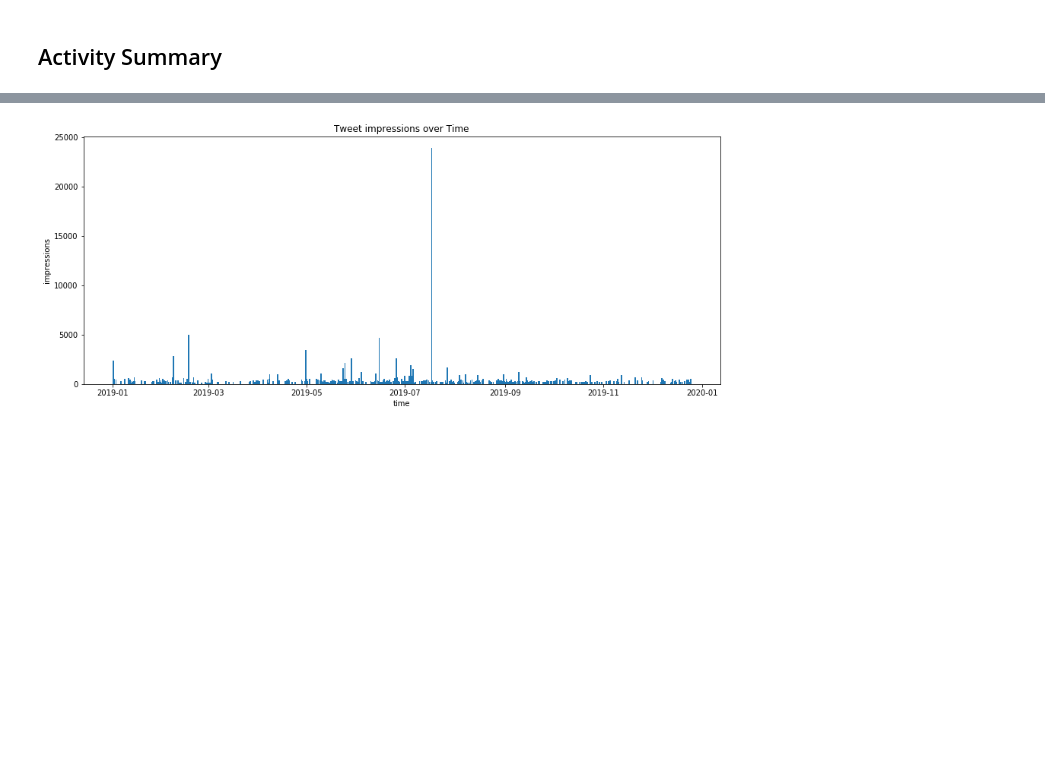
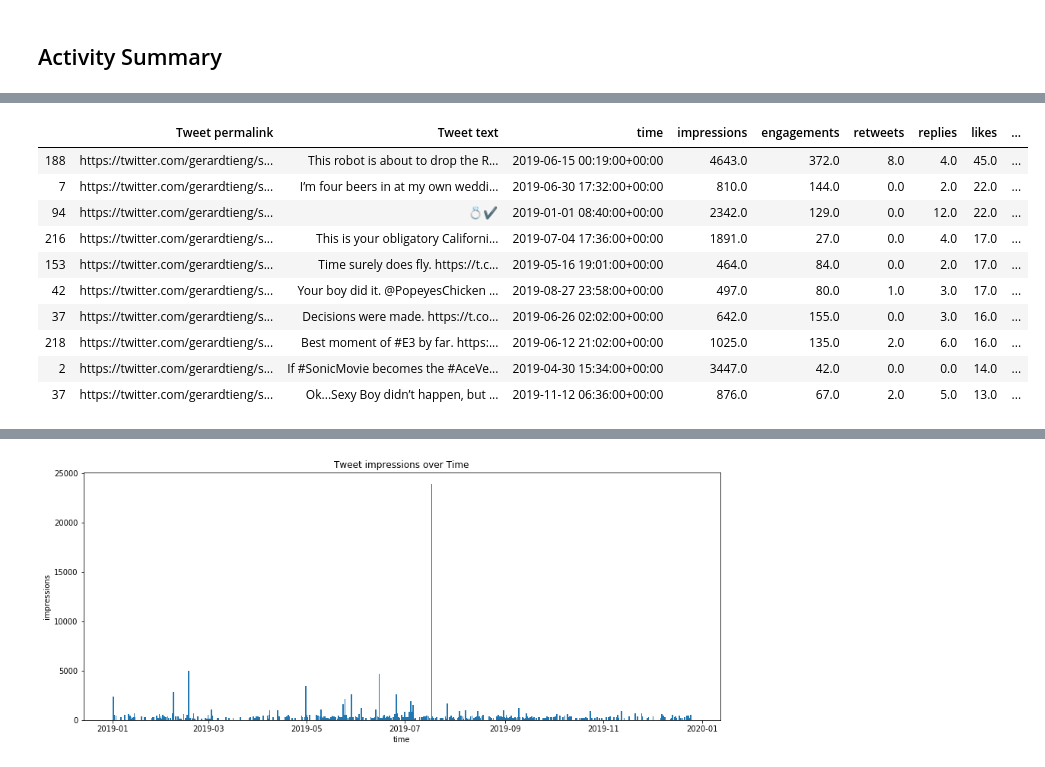
Before and after one commit to gtieng/twitter_analytics, a Jupyter notebook: main.ipynb, the cells around one changed output, grey strips where cells are left out. Cells and saved outputs as stored; diff of their text form; code cells hidden in the pictures; blank space fills up the shorter version.

```diff
--- a/main.ipynb
+++ b/main.ipynb
@@ -88,3 +128,17 @@ gerard_tweets.sort_values("impressions", ascending=False).head(10)
 | 94 | https://twitter.com/gerardtieng/s... | 💍✔️ | 2019-01-01 08:40:00+00:00 | 2342.0 | 129.0 | 0.0 | 12.0 | 22.0 | ... |
 | 56 | https://twitter.com/gerardtieng/s... | Any time I get one RT: https://t.... | 2019-05-24 20:46:00+00:00 | 2121.0 | 128.0 | 7.0 | 0.0 | 10.0 | ... |
 | 216 | https://twitter.com/gerardtieng/s... | This is your obligatory Californi... | 2019-07-04 17:36:00+00:00 | 1891.0 | 27.0 | 0.0 | 4.0 | 17.0 | ... |
+# %%
+gerard_tweets.sort_values("likes", ascending=False).head(10)
+# %% [output]
+|  | Tweet permalink | Tweet text | time | impressions | engagements | retweets | replies | likes | ... |
+| 188 | https://twitter.com/gerardtieng/s... | This robot is about to drop the R... | 2019-06-15 00:19:00+00:00 | 4643.0 | 372.0 | 8.0 | 4.0 | 45.0 | ... |
+| 7 | https://twitter.com/gerardtieng/s... | I’m four beers in at my own weddi... | 2019-06-30 17:32:00+00:00 | 810.0 | 144.0 | 0.0 | 2.0 | 22.0 | ... |
+| 94 | https://twitter.com/gerardtieng/s... | 💍✔️ | 2019-01-01 08:40:00+00:00 | 2342.0 | 129.0 | 0.0 | 12.0 | 22.0 | ... |
+| 216 | https://twitter.com/gerardtieng/s... | This is your obligatory Californi... | 2019-07-04 17:36:00+00:00 | 1891.0 | 27.0 | 0.0 | 4.0 | 17.0 | ... |
+| 153 | https://twitter.com/gerardtieng/s... | Time surely does fly. https://t.c... | 2019-05-16 19:01:00+00:00 | 464.0 | 84.0 | 0.0 | 2.0 | 17.0 | ... |
+| 42 | https://twitter.com/gerardtieng/s... | Your boy did it. @PopeyesChicken ... | 2019-08-27 23:58:00+00:00 | 497.0 | 80.0 | 1.0 | 3.0 | 17.0 | ... |
+| 37 | https://twitter.com/gerardtieng/s... | Decisions were made. https://t.co... | 2019-06-26 02:02:00+00:00 | 642.0 | 155.0 | 0.0 | 3.0 | 16.0 | ... |
+| 218 | https://twitter.com/gerardtieng/s... | Best moment of #E3 by far. https:... | 2019-06-12 21:02:00+00:00 | 1025.0 | 135.0 | 2.0 | 6.0 | 16.0 | ... |
+| 2 | https://twitter.com/gerardtieng/s... | If #SonicMovie becomes the #AceVe... | 2019-04-30 15:34:00+00:00 | 3447.0 | 42.0 | 0.0 | 0.0 | 14.0 | ... |
+| 37 | https://twitter.com/gerardtieng/s... | Ok...Sexy Boy didn’t happen, but ... | 2019-11-12 06:36:00+00:00 | 876.0 | 67.0 | 2.0 | 5.0 | 13.0 | ... |
```
Also changed, not shown: parts of 12 cells of this notebook.
